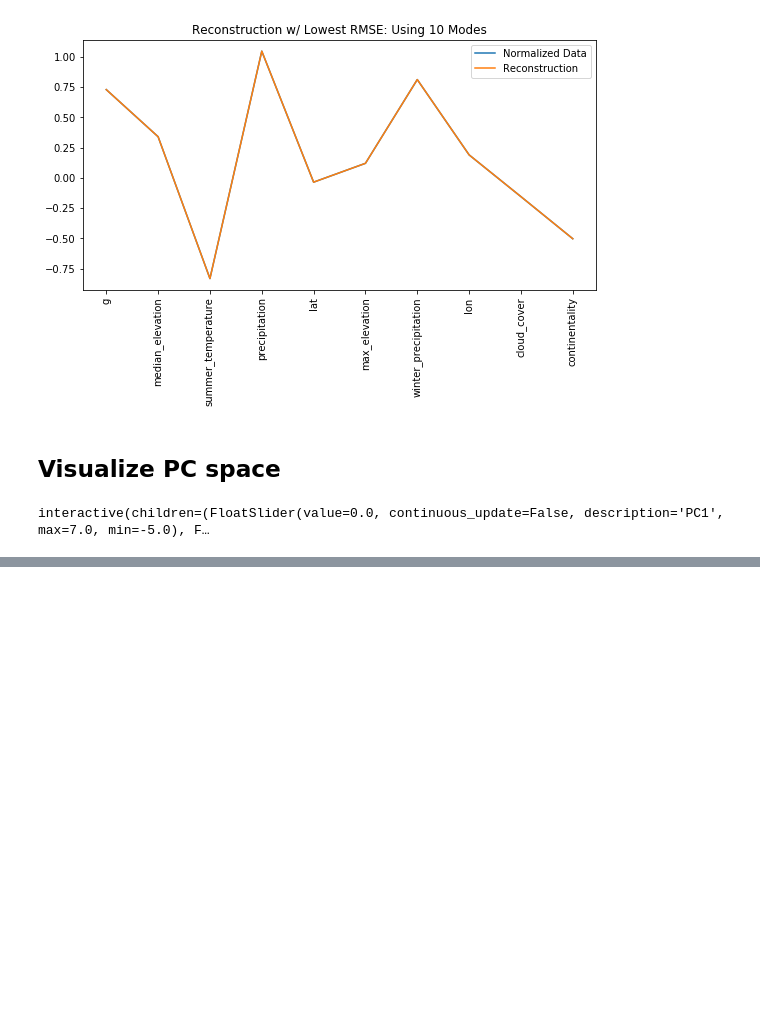
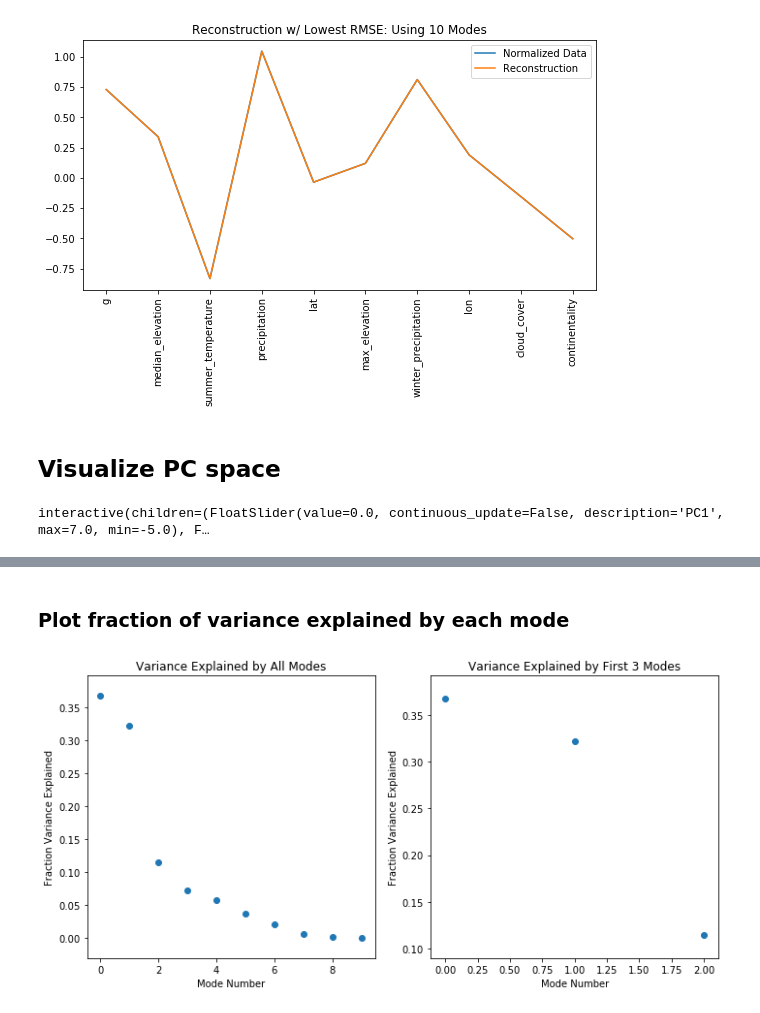
Before and after one commit to Pearl-Ayem/Geoscientific-Data-Science-and-Empirical-Modeling, a Jupyter notebook: Jan_30/Python/Glacier Mass Balance.ipynb, the cells around one changed output, grey strips where cells are left out. Drawn from its saved outputs; the diff is of its cells as text; code cells hidden in the pictures; blank space fills up the shorter version.

Commit message:
Transposed charts added

```diff
--- a/Jan_30/Python/Glacier Mass Balance.ipynb
+++ b/Jan_30/Python/Glacier Mass Balance.ipynb
@@ -308,0 +328,24 @@ interactive(children=(FloatSlider(value=0.0, continuous_update=False, descriptio
+# %%
+n_modes = np.min(np.shape(data_norm.T))
+pca = PCA(n_components = n_modes)
+PCs = pca.fit_transform(data_norm.T)
+eigvecs = pca.components_
+fracVar = pca.explained_variance_ratio_
+# %%
+nObservations = np.shape(data_norm.T)[0] #number of characteristics
+nVariables = np.shape(data_norm.T)[1] #number of glaciers (i.e. the number of variables that defines each observation)
+
+print('Expected sizes:')
+print('\t' + str(nVariables) + ' eigenvectors, each of length ' + str(nVariables))
+print('\t' + str(nVariables) + ' eigenvalues, one for each eigenvector')
+print('\t' + str(nVariables) + ' PCs, each of length ' + str(nObservations))
+
+print('Actual sizes:')
+print('\t' + str(np.shape(eigvecs)[0]) + ' eigenvectors, each of length ' + str(np.shape(eigvecs)[1]))
+print('\t' + str(len(fracVar)) + ' eigenvalues')
+print('\t' + str(np.shape(PCs)[1]) + ' PCs, each of length ' + str(np.shape(PCs)[0]))
+
+
+n=3
+print(np.sum(fracVar[:n])*100)  #sum of the first n modes = total percent variance explained by the first neigvecs
+print(np.shape(eigvecs))
@@ -308,0 +363,23 @@ interactive(children=(FloatSlider(value=0.0, continuous_update=False, descriptio
+# %% [markdown]
+### Plot fraction of variance explained by each mode
+# %%
+plt.figure(figsize=(10,5))
+
+plt.subplot(1,2,1)
+plt.scatter(range(len(fracVar)),fracVar)
+plt.xlabel('Mode Number')
+plt.ylabel('Fraction Variance Explained')
+plt.title('Variance Explained by All Modes')
+
+plt.subplot(1,2,2)
+n_modes_show = n
+plt.scatter(range(n_modes_show),fracVar[:n_modes_show])
+plt.xlabel('Mode Number')
+plt.ylabel('Fraction Variance Explained')
+plt.title('Variance Explained by First ' + str(n_modes_show) + ' Modes')
+
+plt.tight_layout()
+
+plt.show()
+# %% [output]
+[figure, added]
```
Also changed, not shown: parts of 8 cells of this notebook.
